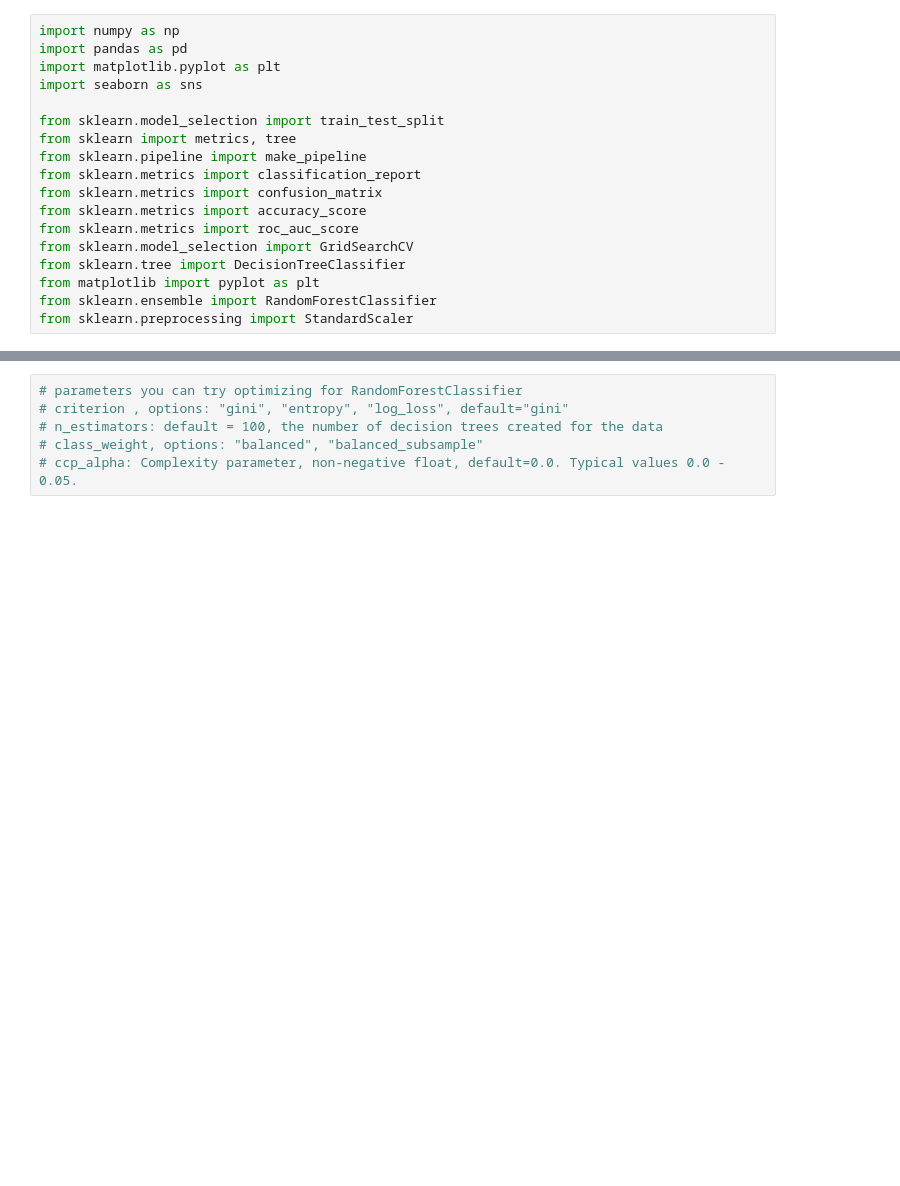
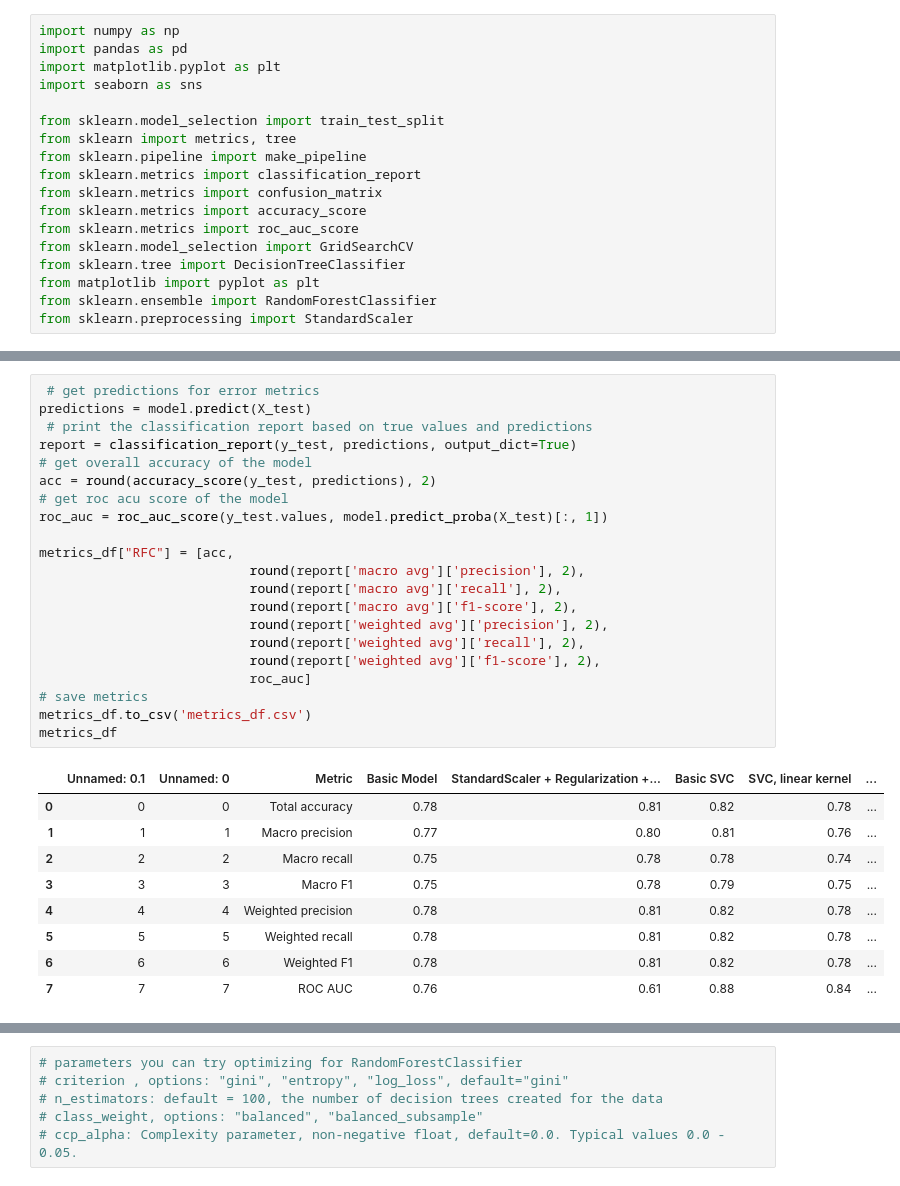
Before and after one commit to KirSobolev/Introduction-to-ML, a Jupyter notebook: exercise4/decision_tree_classification.ipynb, the cells around one changed output, grey strips where cells are left out. Cells and saved outputs as stored; diff of their text form; blank space fills up the shorter version.

```diff
--- a/exercise4/decision_tree_classification.ipynb
+++ b/exercise4/decision_tree_classification.ipynb
@@ -80,0 +68,31 @@ model.fit(X_train, y_train)
+# %%
+ # get predictions for error metrics
+predictions = model.predict(X_test)
+ # print the classification report based on true values and predictions
+report = classification_report(y_test, predictions, output_dict=True)
+# get overall accuracy of the model
+acc = round(accuracy_score(y_test, predictions), 2)
+# get roc acu score of the model
+roc_auc = roc_auc_score(y_test.values, model.predict_proba(X_test)[:, 1])
+
+metrics_df["RFC"] = [acc,
+                           round(report['macro avg']['precision'], 2),
+                           round(report['macro avg']['recall'], 2),
+                           round(report['macro avg']['f1-score'], 2),
+                           round(report['weighted avg']['precision'], 2),
+                           round(report['weighted avg']['recall'], 2),
+                           round(report['weighted avg']['f1-score'], 2),
+                           roc_auc]
+# save metrics
+metrics_df.to_csv('metrics_df.csv')
+metrics_df
+# %% [output]
+|  | Unnamed: 0.1 | Unnamed: 0 | Metric | Basic Model | StandardScaler + Regularization +... | Basic SVC | SVC, linear kernel | ... |
+| 0 | 0 | 0 | Total accuracy | 0.78 | 0.81 | 0.82 | 0.78 | ... |
+| 1 | 1 | 1 | Macro precision | 0.77 | 0.80 | 0.81 | 0.76 | ... |
+| 2 | 2 | 2 | Macro recall | 0.75 | 0.78 | 0.78 | 0.74 | ... |
+| 3 | 3 | 3 | Macro F1 | 0.75 | 0.78 | 0.79 | 0.75 | ... |
+| 4 | 4 | 4 | Weighted precision | 0.78 | 0.81 | 0.82 | 0.78 | ... |
+| 5 | 5 | 5 | Weighted recall | 0.78 | 0.81 | 0.82 | 0.78 | ... |
+| 6 | 6 | 6 | Weighted F1 | 0.78 | 0.81 | 0.82 | 0.78 | ... |
+| 7 | 7 | 7 | ROC AUC | 0.76 | 0.61 | 0.88 | 0.84 | ... |
```
Also changed, not shown: parts of 6 cells of this notebook, 4 other files.
